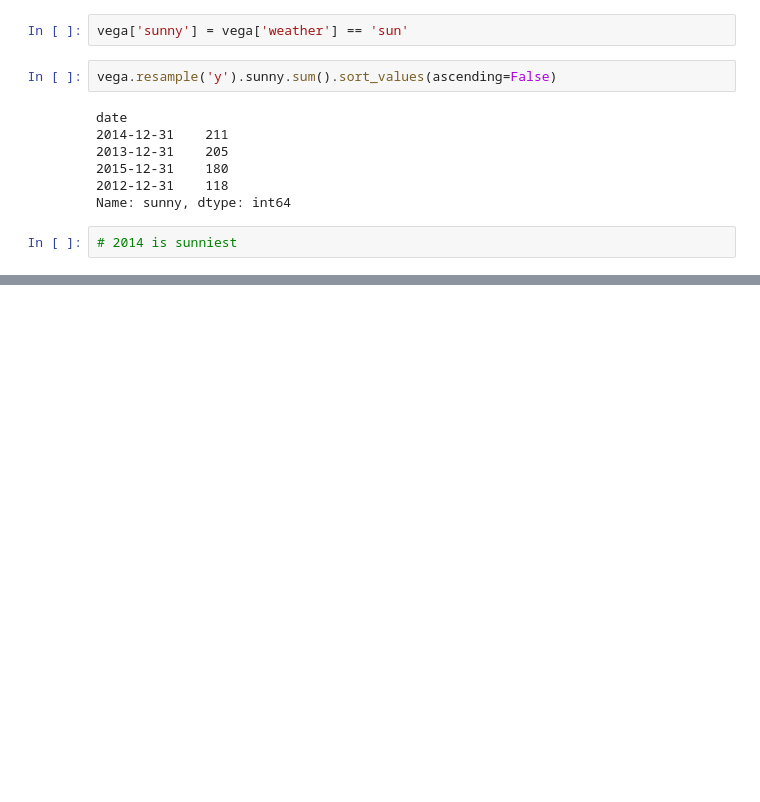
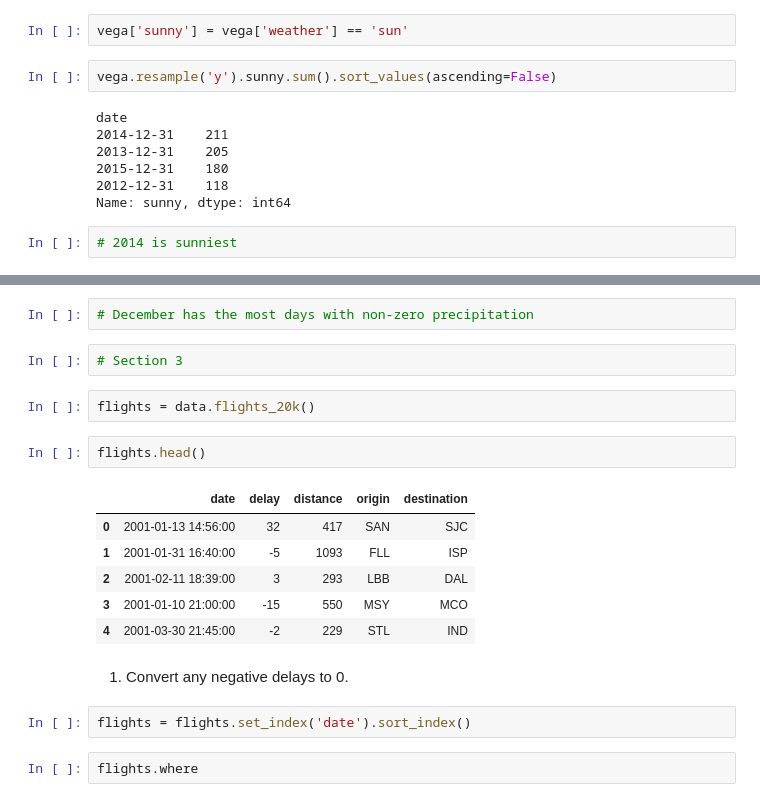
Before and after one commit to albertopuentes/time-series-exercises, a Jupyter notebook: datetime_timeseries_exercises.ipynb, the cells around one changed output, grey strips where cells are left out. Drawn from its saved outputs; the diff is of its cells as text; blank space fills up the shorter version.

```diff
--- a/datetime_timeseries_exercises.ipynb
+++ b/datetime_timeseries_exercises.ipynb
@@ -294,0 +349,21 @@ Name: sunny, dtype: int64
+# %%
+# December has the most days with non-zero precipitation
+# %%
+# Section 3
+# %%
+flights = data.flights_20k()
+# %%
+flights.head()
+# %% [output]
+|  | date | delay | distance | origin | destination |
+| 0 | 2001-01-13 14:56:00 | 32 | 417 | SAN | SJC |
+| 1 | 2001-01-31 16:40:00 | -5 | 1093 | FLL | ISP |
+| 2 | 2001-02-11 18:39:00 | 3 | 293 | LBB | DAL |
+| 3 | 2001-01-10 21:00:00 | -15 | 550 | MSY | MCO |
+| 4 | 2001-03-30 21:45:00 | -2 | 229 | STL | IND |
+# %% [markdown]
+1) Convert any negative delays to 0.
+# %%
+flights = flights.set_index('date').sort_index()
+# %%
+flights.where
```
Also changed, not shown: parts of 10 cells of this notebook.
